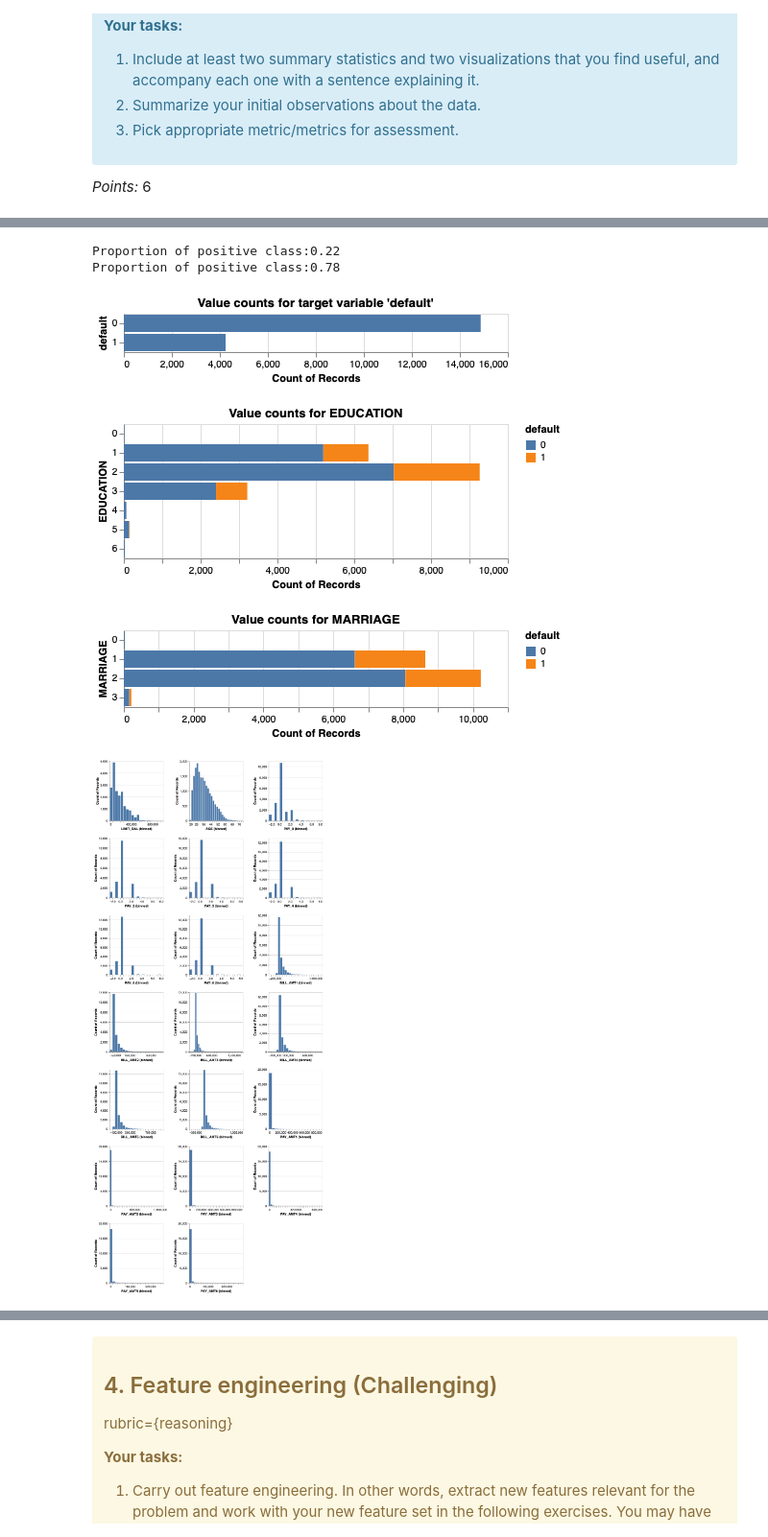
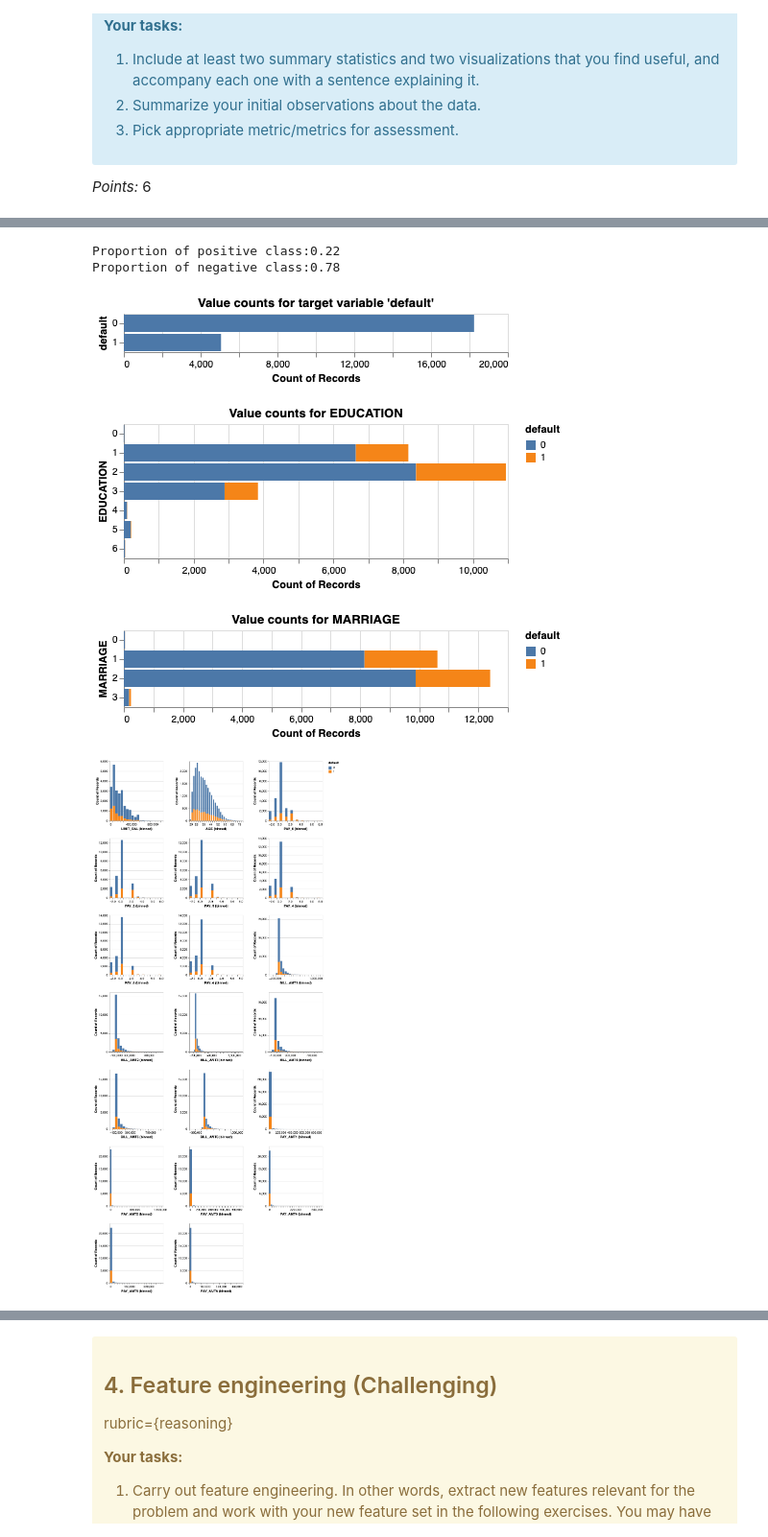
Before and after one commit to robindhillon1/creditcard_default, a Jupyter notebook: lab4.ipynb, the cells around one changed output, grey strips where cells are left out. Shown at 96% size. Saved outputs shown, nothing was run; the diff lists cells and outputs as text; code cells hidden in the pictures.

```diff
--- a/lab4.ipynb
+++ b/lab4.ipynb
@@ -141,5 +141,4 @@ Upon looking at the dataset in Excel, we noticed there are some individuals with
 # %%
-cc_df = cc_df[(cc_df['BILL_AMT1']!=0) & (cc_df['BILL_AMT2']!=0) & (cc_df['BILL_AMT3']!=0)
-     & (cc_df['BILL_AMT4']!=0) & (cc_df['BILL_AMT5']!=0) & (cc_df['BILL_AMT6']!=0)]
+cc_df = cc_df[cc_df.loc[:,'BILL_AMT1':'BILL_AMT6'].sum(axis=1)!=0]
 cc_df.shape
 # %% [output]
@@ -252,46 +248,47 @@ prop_neg = round(train_df['default'].value_counts()[0]/train_df.shape[0],2)
 prop_pos = round(train_df['default'].value_counts()[1]/train_df.shape[0],2)
 
 print (f"Proportion of positive class:{prop_pos}")
-print (f"Proportion of positive class:{prop_neg}")
+print (f"Proportion of negative class:{prop_neg}")
 # %% [output]
 Proportion of positive class:0.22
-Proportion of positive class:0.78
+Proportion of negative class:0.78
 # %%
 alt.Chart(train_df,title = "Value counts for target variable 'default'").mark_bar().encode(
     y = alt.Y("default:N"),
     x = alt.X("count()"))
 # %% [output]
-[figure, old version]
+[figure, new version]
 # %%
 alt.Chart(train_df,title = "Value counts for EDUCATION").mark_bar().encode(
     y = alt.Y("EDUCATION:N"),
     x = alt.X("count()"),
 color = alt.Color('default:N'))
 # %% [output]
-[figure, old version]
+[figure, new version]
 # %%
 alt.Chart(train_df,title = "Value counts for MARRIAGE").mark_bar().encode(
     y = alt.Y("MARRIAGE:N"),
     x = alt.X("count()"),
 color = alt.Color('default:N'))
 # %% [output]
-[figure, old version]
+[figure, new version]
 # %%
 numeric_cols = train_df.select_dtypes(
-    include=['float64', 'int64']).drop(
-    columns=["ID", "SEX","default","MARRIAGE","EDUCATION"]).columns.to_list()
+    include=np.number).drop(
+    columns=["ID", "SEX", "default", "MARRIAGE", "EDUCATION"]).columns.to_list()
 
 alt.Chart(train_df).mark_bar().encode(
-     alt.X(alt.repeat(), type='quantitative', bin=alt.Bin(maxbins=40)),
-     y='count()',
+    alt.X(alt.repeat(), type='quantitative', bin=alt.Bin(maxbins=40)),
+    y='count()',
+    color='default:N'
 ).properties(
     width=180,
     height=200
 ).repeat(
-    numeric_cols,columns=3
+    numeric_cols, columns=3
 )
 # %% [output]
-[figure, old version]
+[figure, new version]
 # %%
 train_df[numeric_cols].corr('kendall').style.background_gradient()
 # %% [output]
```
Also changed, not shown: parts of 104 cells of this notebook.
